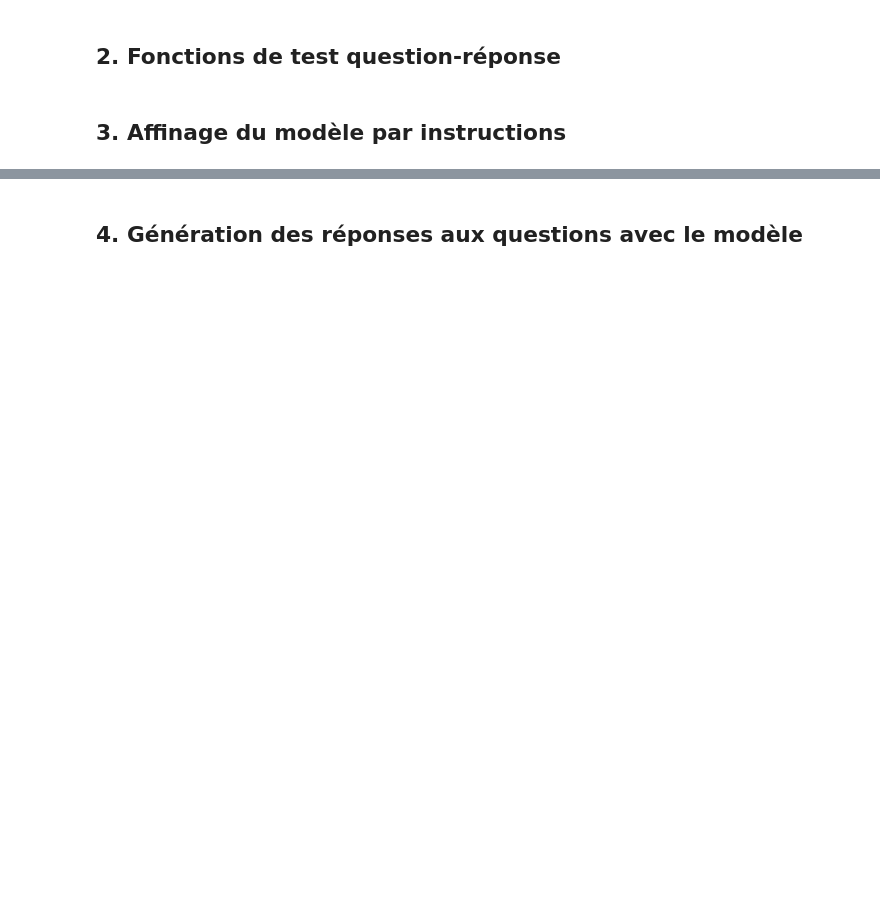
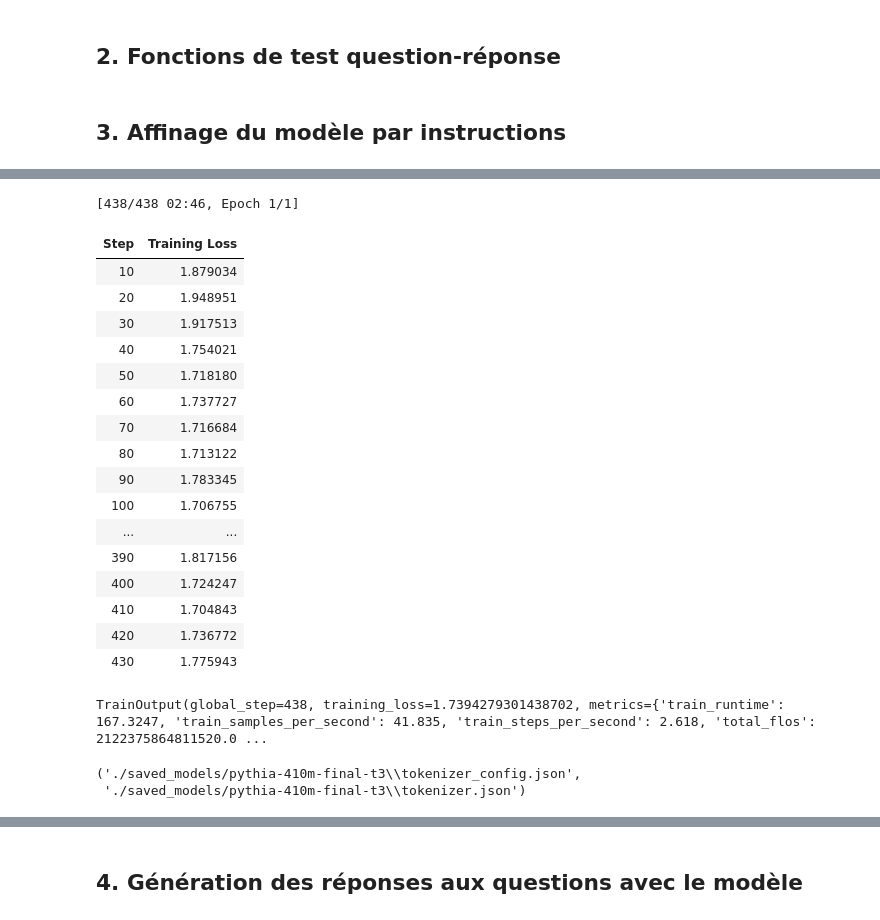
Before and after one commit to FrancoisDuguayG/IFT-7022-travail-2, a Jupyter notebook: t3_instruction.ipynb, the cells around one changed output, grey strips where cells are left out. Saved outputs shown, nothing was run; the diff lists cells and outputs as text; code cells hidden in the pictures; blank space fills up the shorter version.

```diff
--- a/t3_instruction.ipynb
+++ b/t3_instruction.ipynb
@@ -12,2 +69,45 @@ Cette tâche consiste à affiner par instructions le modèle pré-entraîné de
 # %% [markdown]
 ## 3. Affinage du modèle par instructions
+# %%
+from datasets import load_dataset
+
+dataset = load_dataset("json", data_files="data/alpaca_data.json", split="train")
+
+#dataset = dataset.train_test_split(test_size=0.1)
+
+dataset = dataset.map(
+    to_prompt_completion,
+    remove_columns=dataset.column_names
+)
+# %%
+from trl import SFTConfig
+
+output_dir = "./saved_models/pythia-410m-final-t3"
+
+training_args = SFTConfig(
+    num_train_epochs=1,                 # 1 à 3 époques recommandées
+    per_device_train_batch_size=8,
+    per_device_eval_batch_size=8,
+    gradient_accumulation_steps=1,      # Taille de batch effective = 16
+    learning_rate=2e-5,                 #
+    warmup_steps=0.1,
+    weight_decay=0.05,
+    lr_scheduler_type="cosine",
+    eval_strategy="no",
+    eval_steps=50,
+    save_strategy="epoch",
+    completion_only_loss=True,
+    save_total_limit=2,
+    load_best_model_at_end=True,
+    max_grad_norm=1.0,
+    bf16=True
+)
+# %%
+from trl import SFTTrainer
+
+trainer = SFTTrainer(
+    model=model,
+    args=training_args,
+    train_dataset=dataset,
+    processing_class=tokenizer,
+)
@@ -13,0 +137,28 @@ Cette tâche consiste à affiner par instructions le modèle pré-entraîné de
+# %%
+trainer.train()
+# %% [output]
+[438/438 02:46, Epoch 1/1]
+| Step | Training Loss |
+| 10 | 1.879034 |
+| 20 | 1.948951 |
+| 30 | 1.917513 |
+| 40 | 1.754021 |
+| 50 | 1.718180 |
+| 60 | 1.737727 |
+| 70 | 1.716684 |
+| 80 | 1.713122 |
+| 90 | 1.783345 |
+| 100 | 1.706755 |
+| ... | ... |
+| 390 | 1.817156 |
+| 400 | 1.724247 |
+| 410 | 1.704843 |
+| 420 | 1.736772 |
+| 430 | 1.775943 |
+TrainOutput(global_step=438, training_loss=1.7394279301438702, metrics={'train_runtime': 167.3247, 'train_samples_per_second': 41.835, 'train_steps_per_second': 2.618, 'total_flos': 2122375864811520.0 ...
+# %%
+trainer.save_model(output_dir)
+tokenizer.save_pretrained(output_dir)
+# %% [output]
+('./saved_models/pythia-410m-final-t3\\tokenizer_config.json',
+ './saved_models/pythia-410m-final-t3\\tokenizer.json')
```
Also changed, not shown: parts of 11 cells of this notebook, 4 other files.
